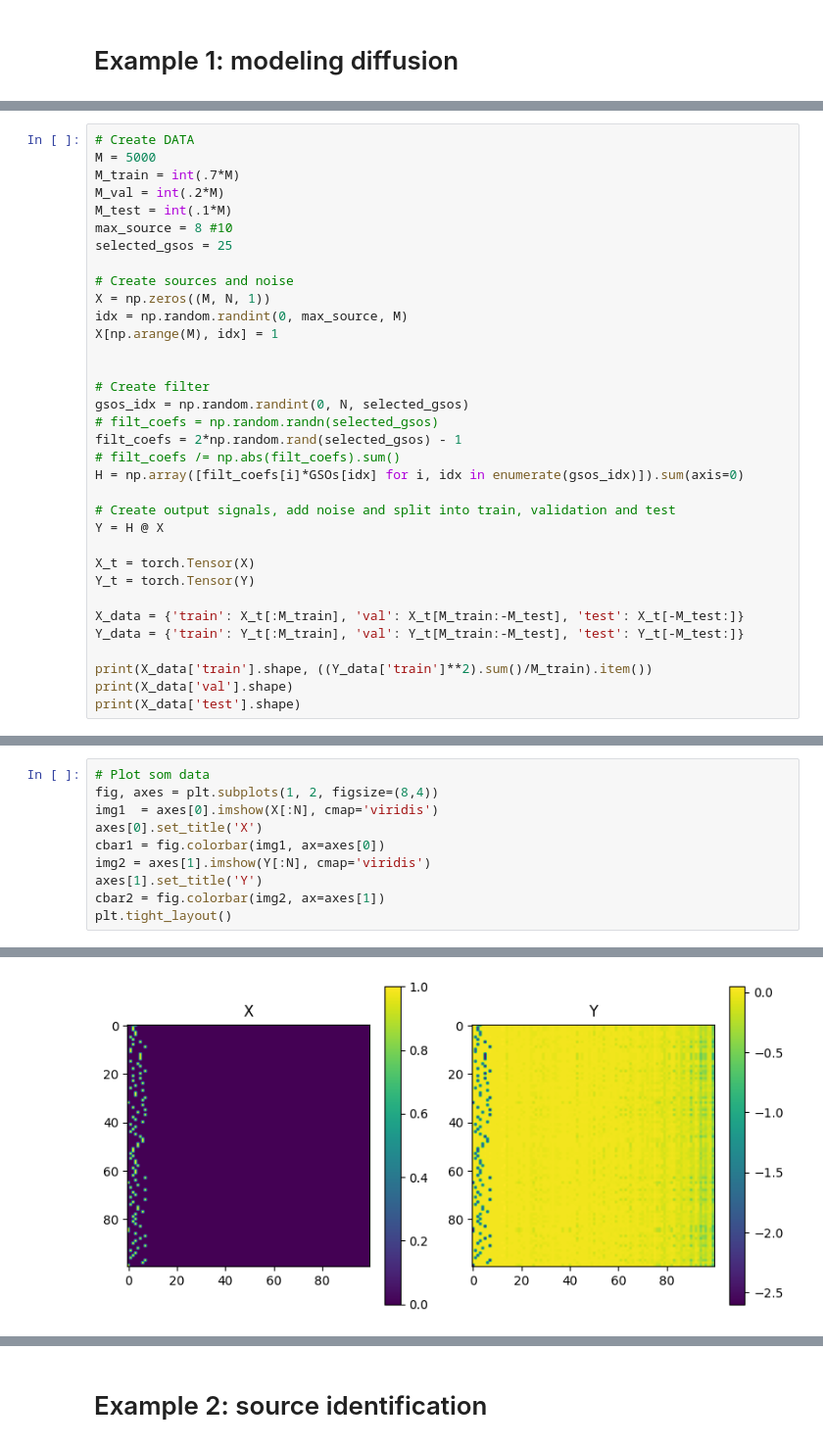
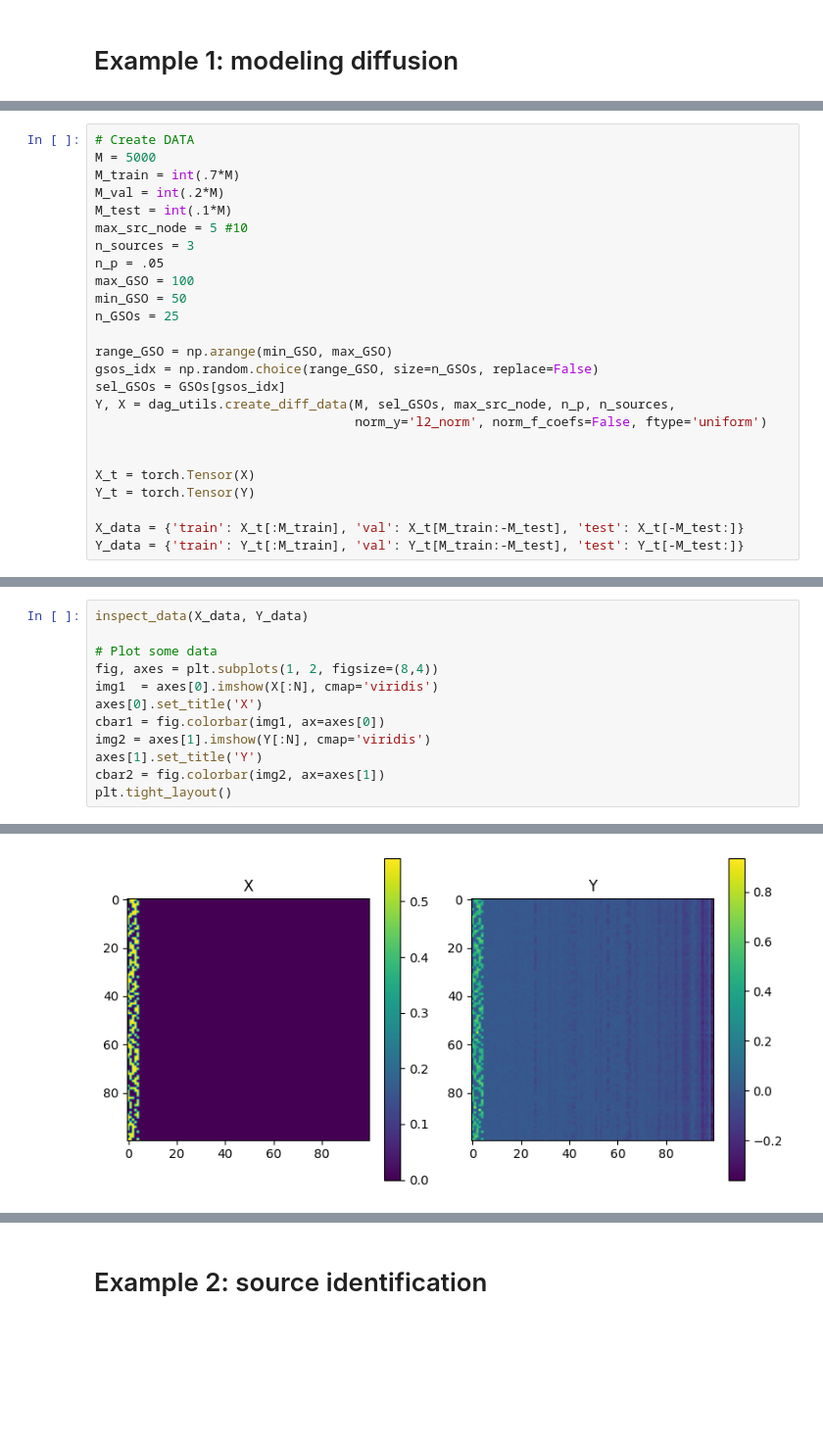
Before and after one commit to reysam93/dag_conv_nn, a Jupyter notebook: prueba.ipynb, the cells around one changed output, grey strips where cells are left out. Shown: that part at 98% size. Saved outputs shown, nothing was run; the diff lists cells and outputs as text; blank space fills up the shorter version.

```diff
--- a/prueba.ipynb
+++ b/prueba.ipynb
@@ -70,31 +78,22 @@ M = 5000
 M_train = int(.7*M)
 M_val = int(.2*M)
 M_test = int(.1*M)
-max_source = 8 #10
-selected_gsos = 25
+max_src_node = 5 #10
+n_sources = 3
+n_p = .05
+max_GSO = 100
+min_GSO = 50
+n_GSOs = 25
 
-# Create sources and noise
-X = np.zeros((M, N, 1))
-idx = np.random.randint(0, max_source, M)
-X[np.arange(M), idx] = 1
+range_GSO = np.arange(min_GSO, max_GSO)
+gsos_idx = np.random.choice(range_GSO, size=n_GSOs, replace=False)
+sel_GSOs = GSOs[gsos_idx]
+Y, X = dag_utils.create_diff_data(M, sel_GSOs, max_src_node, n_p, n_sources,
+                                  norm_y='l2_norm', norm_f_coefs=False, ftype='uniform')
 
-
-# Create filter
-gsos_idx = np.random.randint(0, N, selected_gsos)
-# filt_coefs = np.random.randn(selected_gsos)
-filt_coefs = 2*np.random.rand(selected_gsos) - 1
-# filt_coefs /= np.abs(filt_coefs).sum()
-H = np.array([filt_coefs[i]*GSOs[idx] for i, idx in enumerate(gsos_idx)]).sum(axis=0)
-
-# Create output signals, add noise and split into train, validation and test
-Y = H @ X
 
 X_t = torch.Tensor(X)
 Y_t = torch.Tensor(Y)
 
 X_data = {'train': X_t[:M_train], 'val': X_t[M_train:-M_test], 'test': X_t[-M_test:]}
 Y_data = {'train': Y_t[:M_train], 'val': Y_t[M_train:-M_test], 'test': Y_t[-M_test:]}
-
-print(X_data['train'].shape, ((Y_data['train']**2).sum()/M_train).item())
-print(X_data['val'].shape)
-print(X_data['test'].shape)
@@ -105,5 +100,7 @@ torch.Size([500, 100, 1])
 # %%
-# Plot som data
+inspect_data(X_data, Y_data)
+
+# Plot some data
 fig, axes = plt.subplots(1, 2, figsize=(8,4))
 img1  = axes[0].imshow(X[:N], cmap='viridis')
 axes[0].set_title('X')
@@ -116,4 +121,4 @@ plt.tight_layout()
-[figure, old version]
+[figure, new version]
 # %%
 device = torch.device('cuda:0' if torch.cuda.is_available() else 'cpu')
 
```
Also changed, not shown: parts of 9 cells of this notebook, 4 other files.
